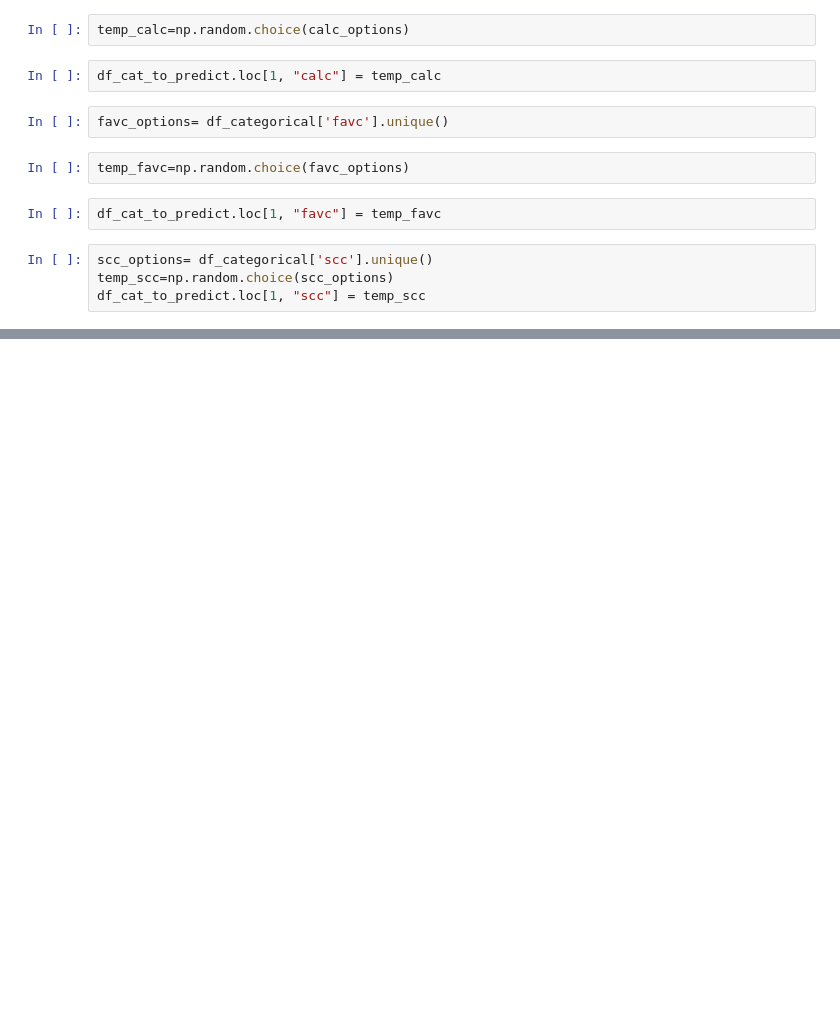
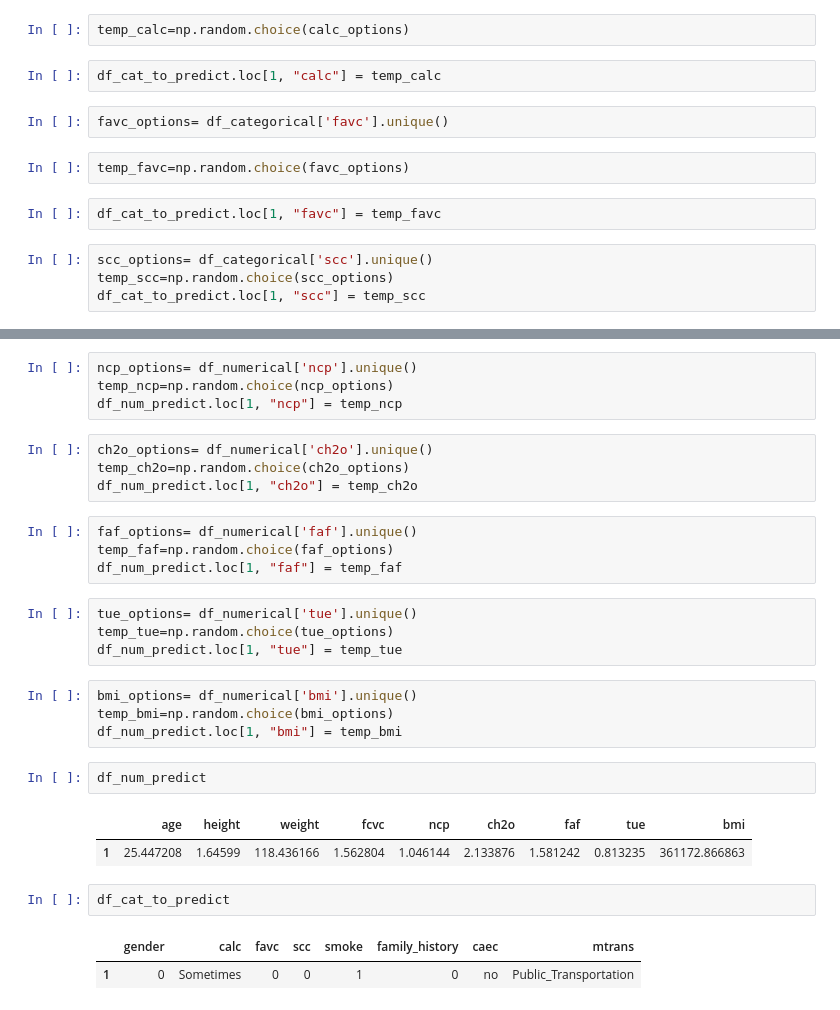
Before and after one commit to Andiwahnon15/Obesity, a Jupyter notebook: notebooks/main-1.ipynb, the cells around one changed output, grey strips where cells are left out. Saved outputs shown, nothing was run; the diff lists cells and outputs as text; blank space fills up the shorter version.

```diff
--- a/notebooks/main-1.ipynb
+++ b/notebooks/main-1.ipynb
@@ -500,0 +523,30 @@ df_cat_to_predict.loc[1, "scc"] = temp_scc
+# %%
+ncp_options= df_numerical['ncp'].unique()
+temp_ncp=np.random.choice(ncp_options)
+df_num_predict.loc[1, "ncp"] = temp_ncp
+# %%
+ch2o_options= df_numerical['ch2o'].unique()
+temp_ch2o=np.random.choice(ch2o_options)
+df_num_predict.loc[1, "ch2o"] = temp_ch2o
+# %%
+faf_options= df_numerical['faf'].unique()
+temp_faf=np.random.choice(faf_options)
+df_num_predict.loc[1, "faf"] = temp_faf
+# %%
+tue_options= df_numerical['tue'].unique()
+temp_tue=np.random.choice(tue_options)
+df_num_predict.loc[1, "tue"] = temp_tue
+# %%
+bmi_options= df_numerical['bmi'].unique()
+temp_bmi=np.random.choice(bmi_options)
+df_num_predict.loc[1, "bmi"] = temp_bmi
+# %%
+df_num_predict
+# %% [output]
+|  | age | height | weight | fcvc | ncp | ch2o | faf | tue | bmi |
+| 1 | 25.447208 | 1.64599 | 118.436166 | 1.562804 | 1.046144 | 2.133876 | 1.581242 | 0.813235 | 361172.866863 |
+# %%
+df_cat_to_predict
+# %% [output]
+|  | gender | calc | favc | scc | smoke | family_history | caec | mtrans |
+| 1 | 0 | Sometimes | 0 | 0 | 1 | 0 | no | Public_Transportation |
```
Also changed, not shown: parts of 28 cells of this notebook.
